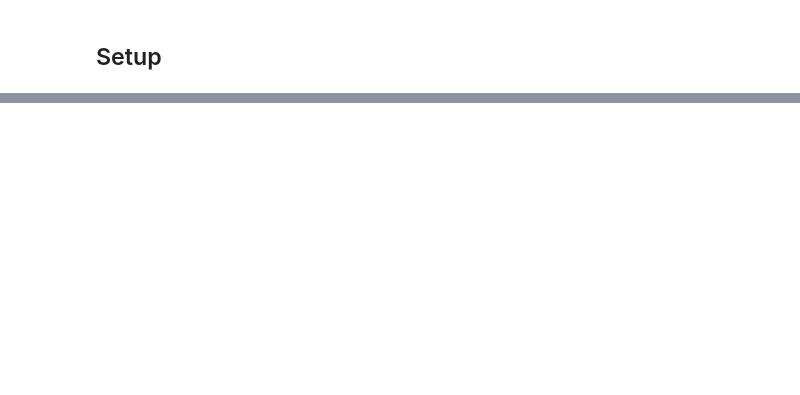
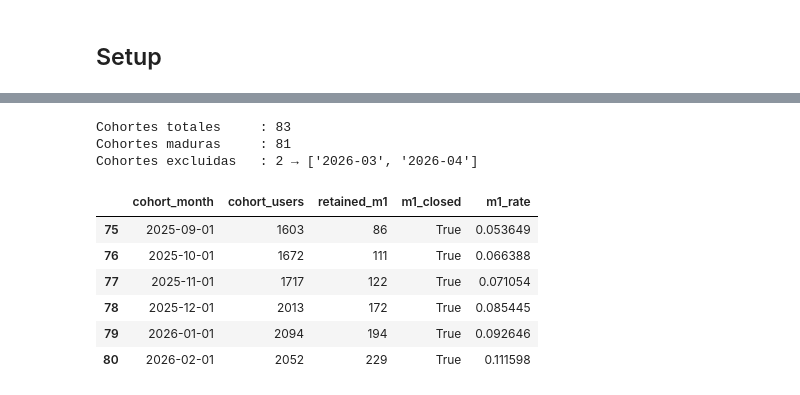
Before and after one commit to rubenstrada/data-analytics-e-commerce, a Jupyter notebook: notebooks/07_validation.ipynb, the cells around one changed output, grey strips where cells are left out. Saved outputs shown, nothing was run; the diff lists cells and outputs as text; code cells hidden in the pictures; blank space fills up the shorter version.

```diff
--- a/notebooks/07_validation.ipynb
+++ b/notebooks/07_validation.ipynb
@@ -115,45 +120,57 @@ El test compara la retencion M1 agregada de cohortes tempranas contra cohortes r
 # %%
 COHORT_QUERY = """
-WITH valid_items AS (
+WITH max_obs AS (
+  SELECT DATE_TRUNC(MAX(DATE(created_at)), MONTH) AS max_month
+  FROM `bigquery-public-data.thelook_ecommerce.order_items`
+  WHERE status NOT IN ('Cancelled','Returned')
+),
+valid_items AS (
   SELECT user_id, DATE_TRUNC(DATE(created_at), MONTH) AS order_month
   FROM `bigquery-public-data.thelook_ecommerce.order_items`
-  WHERE status NOT IN ('Cancelled', 'Returned')
+  WHERE status NOT IN ('Cancelled','Returned')
 ),
 first_order AS (
-  SELECT user_id, MIN(order_month) AS cohort_month
-  FROM valid_items
-  GROUP BY user_id
+  SELECT user_id, MIN(order_month) AS cohort_month FROM valid_items GROUP BY user_id
 ),
 cohort_size AS (
-  SELECT cohort_month, COUNT(DISTINCT user_id) AS cohort_users
-  FROM first_order
-  GROUP BY cohort_month
+  SELECT cohort_month, COUNT(DISTINCT user_id) AS cohort_users FROM first_order GROUP BY cohort_month
 ),
 m1_retained AS (
-  SELECT
-    f.cohort_month,
-    COUNT(DISTINCT f.user_id) AS retained_m1
+  SELECT f.cohort_month, COUNT(DISTINCT f.user_id) AS retained_m1
   FROM first_order f
-  JOIN valid_items v
-    ON v.user_id = f.user_id
-   AND DATE_DIFF(v.order_month, f.cohort_month, MONTH) = 1
+  JOIN valid_items v ON v.user_id = f.user_id
+    AND DATE_DIFF(v.order_month, f.cohort_month, MONTH) = 1
   GROUP BY f.cohort_month
 )
 SELECT
   cs.cohort_month,
   cs.cohort_users,
-  COALESCE(mr.retained_m1, 0) AS retained_m1
+  COALESCE(mr.retained_m1, 0) AS retained_m1,
+  DATE_ADD(cs.cohort_month, INTERVAL 1 MONTH) < (SELECT max_month FROM max_obs) AS m1_closed
 FROM cohort_size cs
 LEFT JOIN m1_retained mr USING (cohort_month)
 WHERE cs.cohort_users >= 50
-  AND DATE_ADD(cs.cohort_month, INTERVAL 1 MONTH) <= @last_complete_month
 ORDER BY cs.cohort_month
 """
+cohorts = client.query(COHORT_QUERY).to_dataframe()
+cohorts['cohort_month'] = pd.to_datetime(cohorts['cohort_month'])
+cohorts['m1_rate'] = cohorts['retained_m1'] / cohorts['cohort_users']
 
-cohorts = client.query(COHORT_QUERY, job_config=query_params).to_dataframe(create_bqstorage_client=False)
-cohorts["cohort_month"] = pd.to_datetime(cohorts["cohort_month"])
-cohorts["m1_rate"] = cohorts["retained_m1"] / cohorts["cohort_users"]
-print(f"Cohortes maduras analizadas: {len(cohorts)}")
-print(f"Rango de cohortes: {cohorts['cohort_month'].min():%Y-%m} a {cohorts['cohort_month'].max():%Y-%m}")
-cohorts.tail(6)
+mature = cohorts[cohorts['m1_closed']].copy()
+immature = cohorts[~cohorts['m1_closed']]
+print(f"Cohortes totales     : {len(cohorts)}")
+print(f"Cohortes maduras     : {len(mature)}")
+print(f"Cohortes excluidas   : {len(immature)} → {list(immature['cohort_month'].dt.strftime('%Y-%m'))}")
+mature.tail(6)
+# %% [output]
+Cohortes totales     : 83
+Cohortes maduras     : 81
+Cohortes excluidas   : 2 → ['2026-03', '2026-04']
+|  | cohort_month | cohort_users | retained_m1 | m1_closed | m1_rate |
+| 75 | 2025-09-01 | 1603 | 86 | True | 0.053649 |
+| 76 | 2025-10-01 | 1672 | 111 | True | 0.066388 |
+| 77 | 2025-11-01 | 1717 | 122 | True | 0.071054 |
+| 78 | 2025-12-01 | 2013 | 172 | True | 0.085445 |
+| 79 | 2026-01-01 | 2094 | 194 | True | 0.092646 |
+| 80 | 2026-02-01 | 2052 | 229 | True | 0.111598 |
 # %%
```
Also changed, not shown: parts of 18 cells of this notebook, 1 other file.
